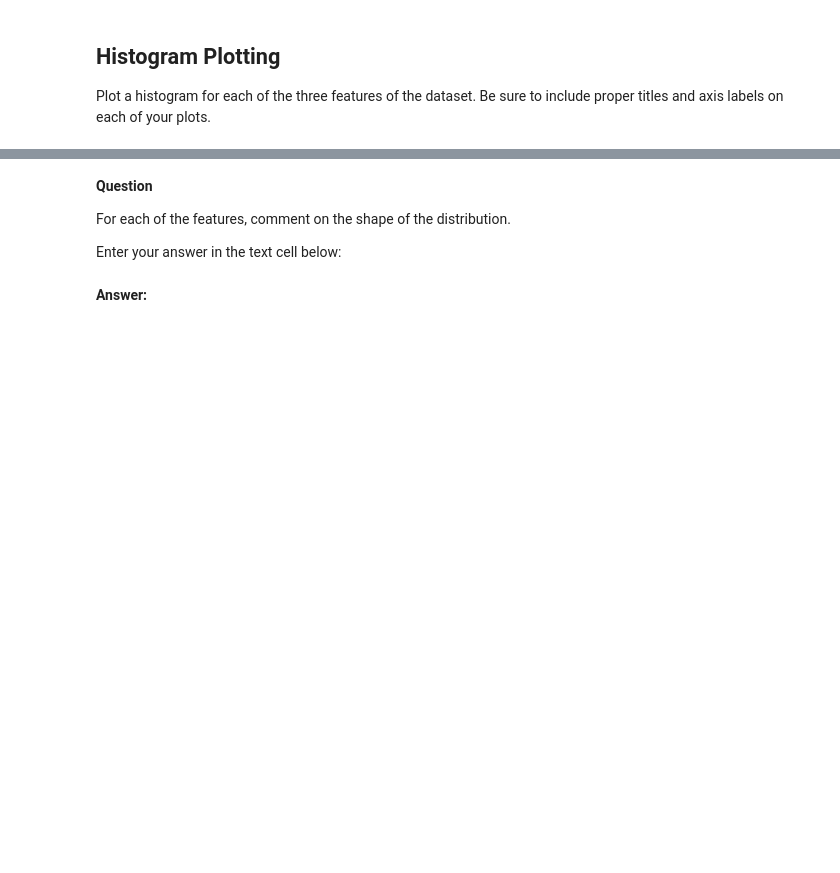
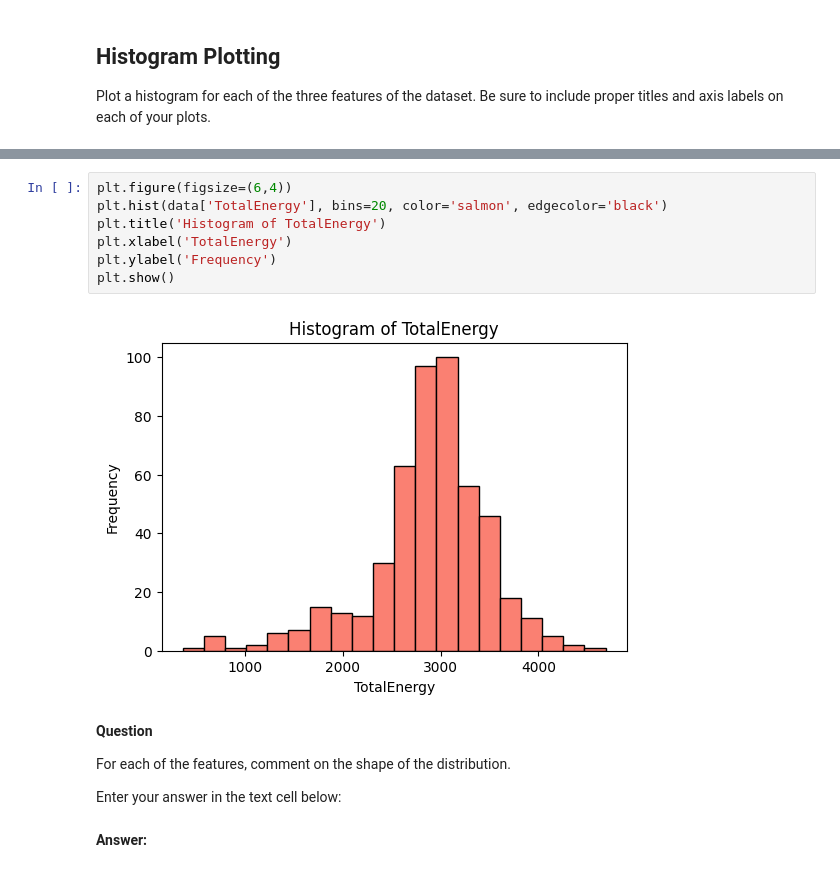
Before and after one commit to ncat-morrow/isen-project-1-statistic-soliders, a Jupyter notebook: ISEN_370_Project_1_Assignment.ipynb, the cells around one changed output, grey strips where cells are left out. Drawn from its saved outputs; the diff is of its cells as text; blank space fills up the shorter version.

```diff
--- a/ISEN_370_Project_1_Assignment.ipynb
+++ b/ISEN_370_Project_1_Assignment.ipynb
@@ -53,3 +97,12 @@ Plot a histogram for each of the three features of the dataset. Be sure to inclu
+# %%
+plt.figure(figsize=(6,4))
+plt.hist(data['TotalEnergy'], bins=20, color='salmon', edgecolor='black')
+plt.title('Histogram of TotalEnergy')
+plt.xlabel('TotalEnergy')
+plt.ylabel('Frequency')
+plt.show()
+# %% [output]
+[figure, added]
 # %% [markdown]
 **Question**
 
```
Also changed, not shown: parts of 8 cells of this notebook.
